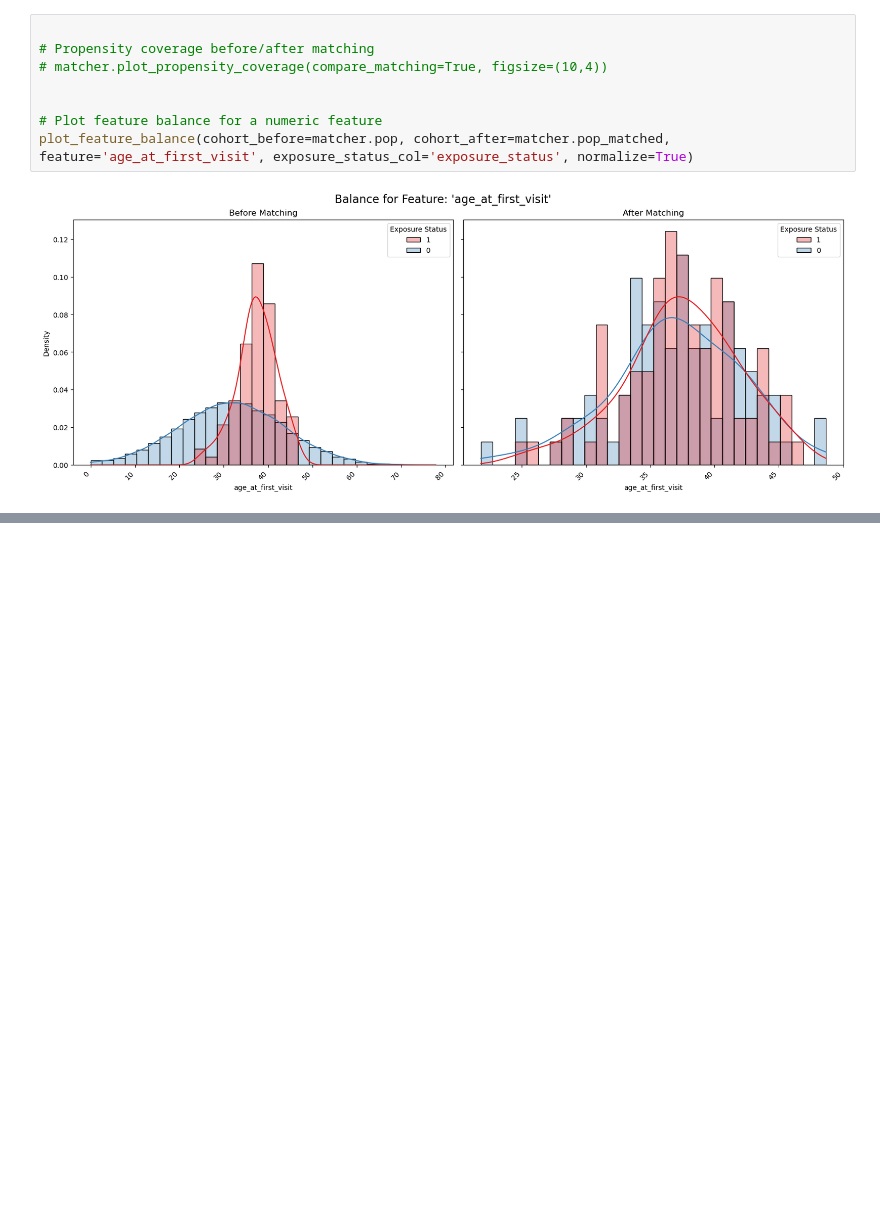
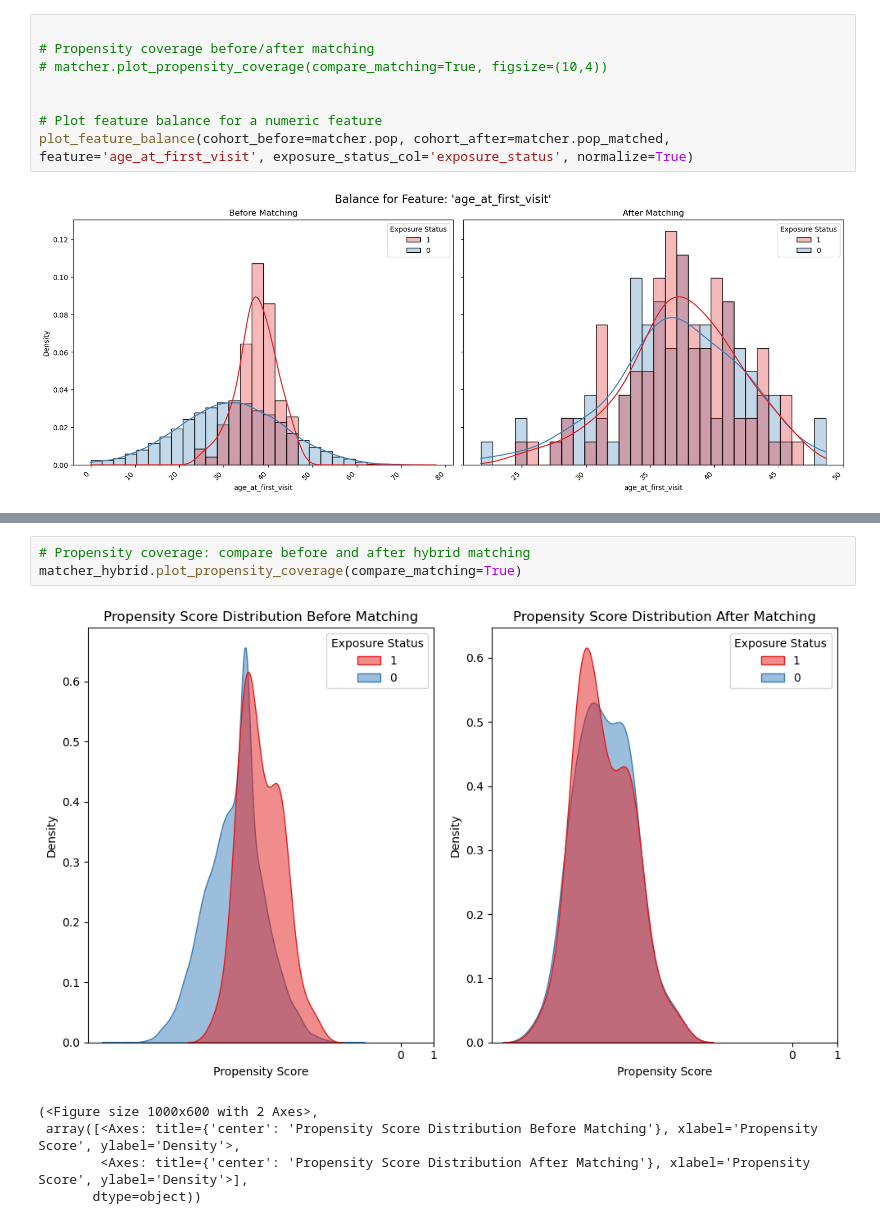
Before and after one commit to m2ai-lab/RDMatcher, a Jupyter notebook: example.ipynb, the cells around one changed output, grey strips where cells are left out. Cells and saved outputs as stored; diff of their text form; blank space fills up the shorter version.

```diff
--- a/example.ipynb
+++ b/example.ipynb
@@ -162,0 +220,9 @@ matched_propensity.head()
+# %%
+# Propensity coverage: compare before and after hybrid matching
+matcher_hybrid.plot_propensity_coverage(compare_matching=True)
+# %% [output]
+[figure, added]
+(<Figure size 1000x600 with 2 Axes>,
+ array([<Axes: title={'center': 'Propensity Score Distribution Before Matching'}, xlabel='Propensity Score', ylabel='Density'>,
+        <Axes: title={'center': 'Propensity Score Distribution After Matching'}, xlabel='Propensity Score', ylabel='Density'>],
+       dtype=object))
```
Also changed, not shown: parts of 4 cells of this notebook, 2 other files.
